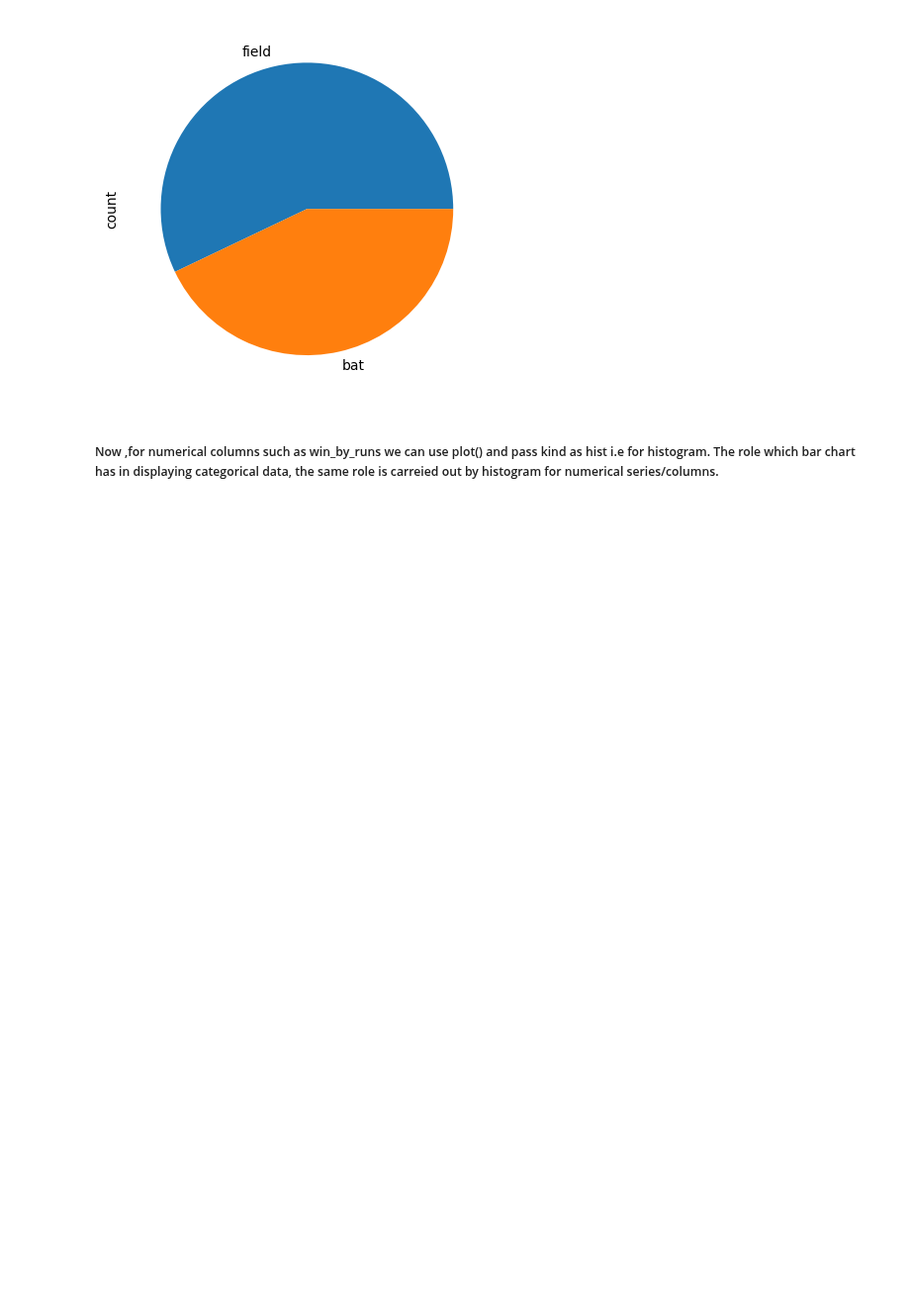
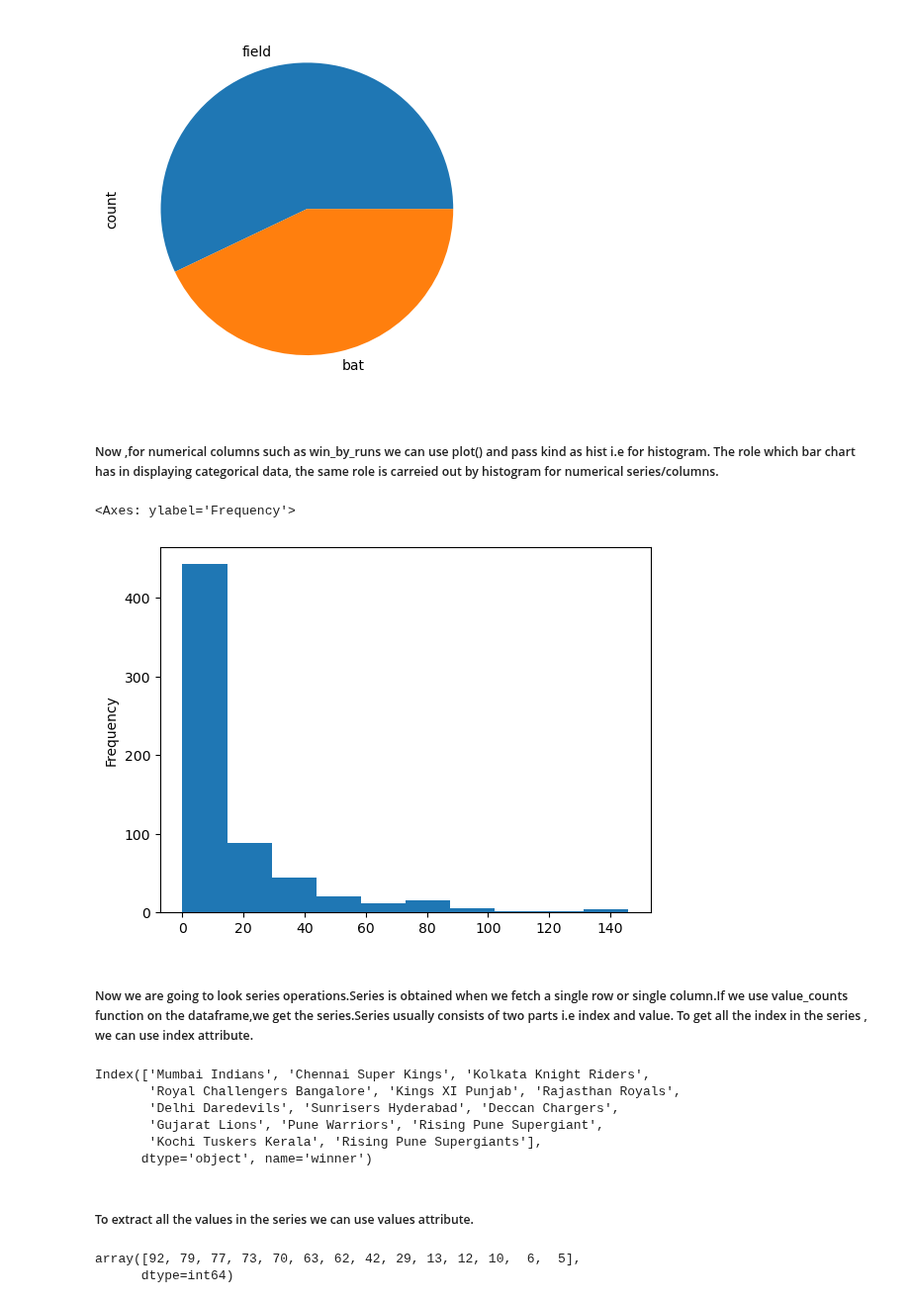
Before and after one commit to Shreyasb1015/Machine-Learning, a Jupyter notebook: pandas-tutorial/filtering-dataframe.ipynb, the cells around one changed output. Shown at 99% size. Drawn from its saved outputs; the diff is of its cells as text; code cells hidden in the pictures; blank space fills up the shorter version.

Commit message:
series operation

```diff
--- a/pandas-tutorial/filtering-dataframe.ipynb
+++ b/pandas-tutorial/filtering-dataframe.ipynb
@@ -148,4 +148,9 @@ data['toss_decision'].value_counts().plot(kind='pie')
 # %% [markdown]
 ##### Now ,for numerical columns such as win_by_runs we can use plot() and pass kind as hist i.e for histogram. The role which bar chart has in displaying categorical data, the same role is carreied out by histogram for numerical series/columns.
 # %%
-data['win_by_runs'].count_values().plot(kind='')
+data['win_by_runs'].plot(kind='hist')
+# %% [output]
+<Axes: ylabel='Frequency'>
+[figure, added]
+# %% [markdown]
+##### Now we are going to look series operations.Series is obtained when we fetch a single row or single column.If we use value_counts function on the dataframe,we get the series.Series usually consists of two parts i.e index and value. To get all the index in the series , we can use index attribute.
@@ -151,0 +159,16 @@ data['win_by_runs'].count_values().plot(kind='')
+# %%
+myseries.index
+# %% [output]
+Index(['Mumbai Indians', 'Chennai Super Kings', 'Kolkata Knight Riders',
+       'Royal Challengers Bangalore', 'Kings XI Punjab', 'Rajasthan Royals',
+       'Delhi Daredevils', 'Sunrisers Hyderabad', 'Deccan Chargers',
+       'Gujarat Lions', 'Pune Warriors', 'Rising Pune Supergiant',
+       'Kochi Tuskers Kerala', 'Rising Pune Supergiants'],
+      dtype='object', name='winner')
+# %% [markdown]
+##### To extract all the values in the series we can use values attribute.
+# %%
+myseries.values
+# %% [output]
+array([92, 79, 77, 73, 70, 63, 62, 42, 29, 13, 12, 10,  6,  5],
+      dtype=int64)
```
Also changed, not shown: parts of 11 cells of this notebook.
